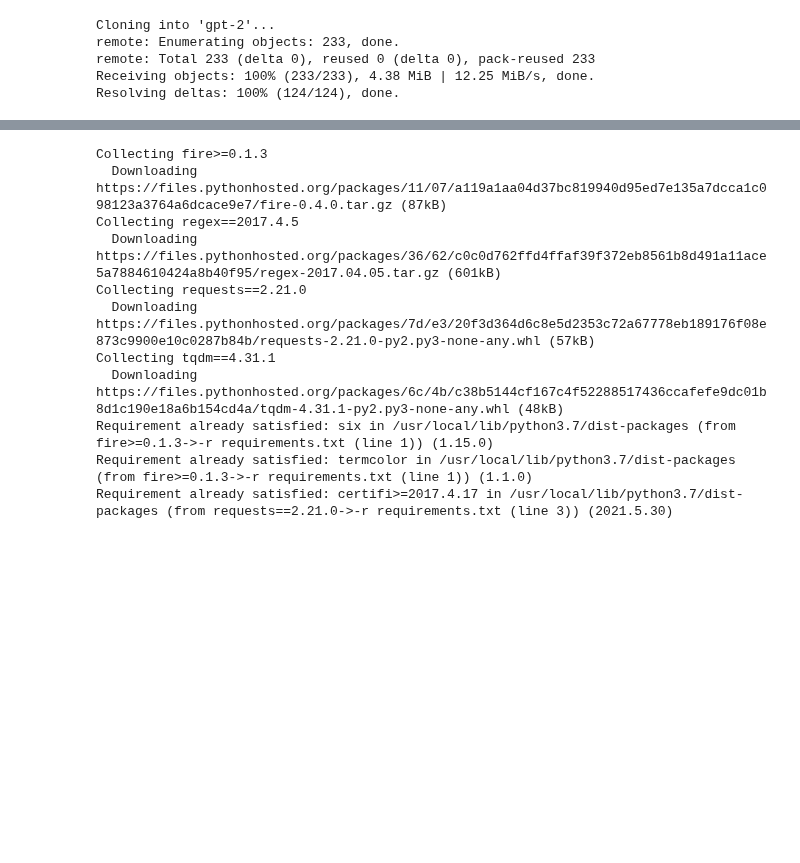
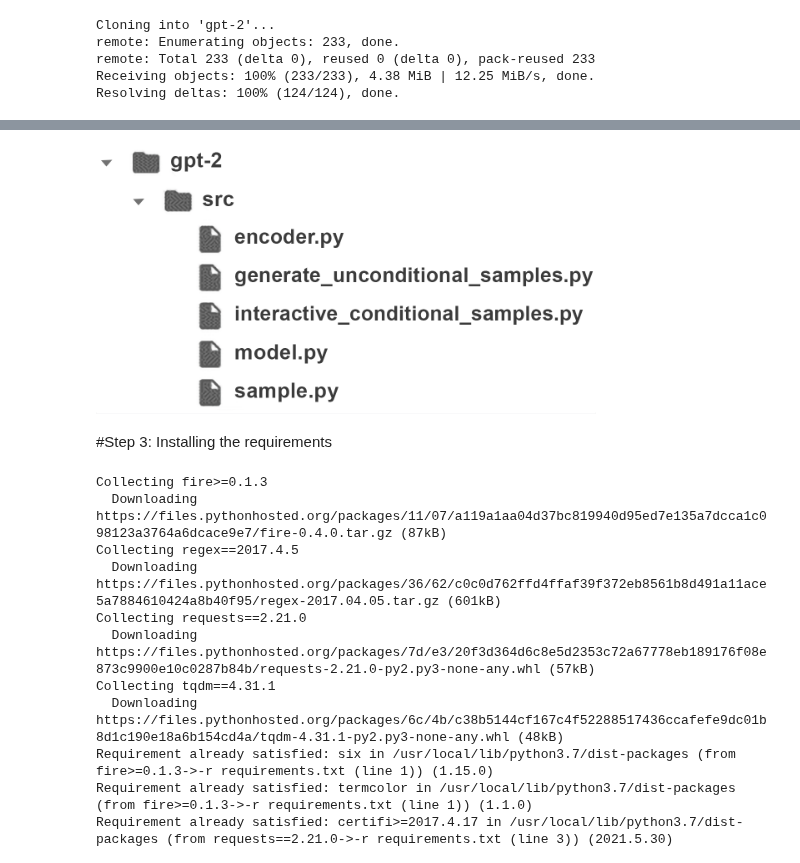
Before and after one commit to Denis2054/Transformers-for-NLP-2nd-Edition, a Jupyter notebook: AppendixIII/OpenAI_GPT_2.ipynb, the cells around one changed output, grey strips where cells are left out. Saved outputs shown, nothing was run; the diff lists cells and outputs as text; code cells hidden in the pictures; blank space fills up the shorter version.

```diff
--- a/AppendixIII/OpenAI_GPT_2.ipynb
+++ b/AppendixIII/OpenAI_GPT_2.ipynb
@@ -28,3 +42,9 @@ Resolving deltas: 100% (124/124), done.
+# %%
+Image('https://github.com/Denis2054/Transformers-for-NLP-2nd-Edition/raw/main/Notebook%20images/AppIII/B17948_Appendix%20III_03.PNG', width=500) #This is used for rendering images in the notebook
+# %% [output]
+[figure, added]
+# %% [markdown]
+#Step 3: Installing the requirements
 # %%
 #@title Step 3: Installing the requirements
 import os                     # when the VM restarts import os necessary
```
Also changed, not shown: parts of 11 cells of this notebook.
